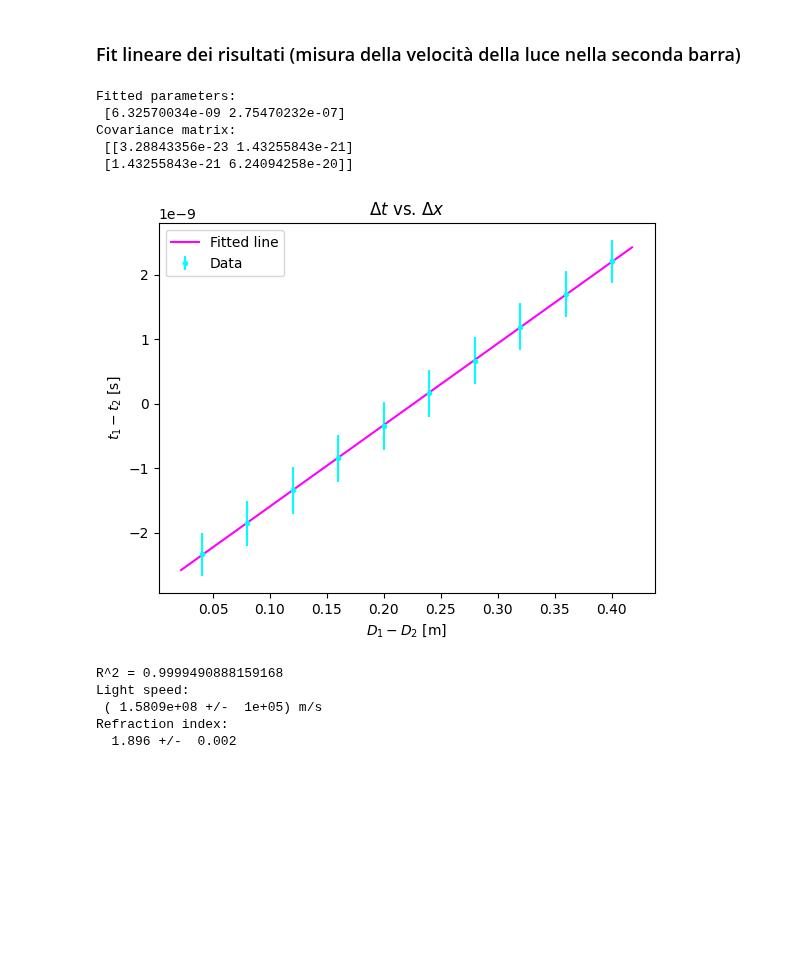
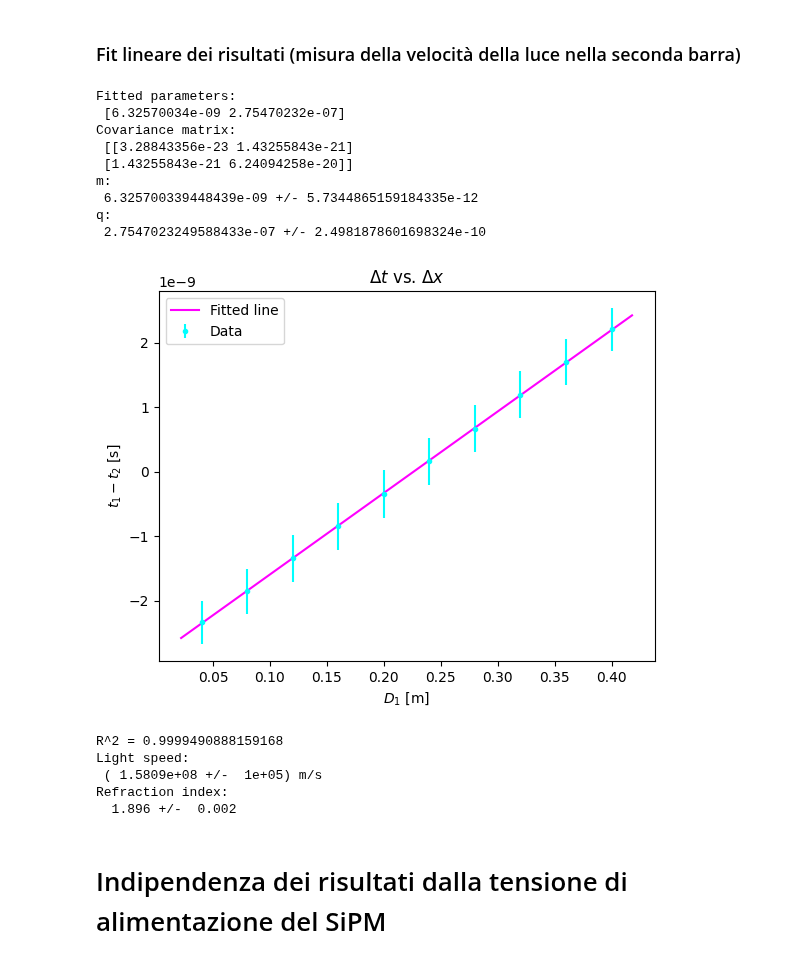
Before and after one commit to francescouni0/FisMedLab, a Jupyter notebook: Plastici/Scintillatori.ipynb, the cells around one changed output. Drawn from its saved outputs; the diff is of its cells as text; code cells hidden in the pictures; blank space fills up the shorter version.

```diff
--- a/Plastici/Scintillatori.ipynb
+++ b/Plastici/Scintillatori.ipynb
@@ -1375,10 +1381,12 @@ popt, pcov = curve_fit(linear, x, y,sigma=ds,absolute_sigma=True)
 # Print fitted parameters and covariance matrix
 print("Fitted parameters:\n", popt)
 print("Covariance matrix:\n", pcov)
+print(f"m:\n {popt[0]} +/- {np.sqrt(pcov[0,0])}")
+print(f"q:\n {popt[1]} +/- {np.sqrt(pcov[1,1])}")
 
 # Plot scatter plot and fitted line
 plt.errorbar(x, y,yerr=np.absolute(s), fmt='.',color='cyan', label="Data")
-plt.xlabel("$D_1 - D_2$ [m]")
+plt.xlabel("$D_1$ [m]")
 plt.ylabel("$t_1 - t_2$ [s]")
 plt.title("$\Delta t$ vs. $\Delta x$")
 
@@ -1394,36 +1402,42 @@ ss_tot = np.sum((T-np.mean(T))**2)
 r_squared = 1 - (ss_res / ss_tot)
 print('R^2 =',r_squared)
 
 '''
 speed=[]
 
 for i in range(9):
     speed=np.append(speed,np.absolute((D[9-i]/(T[i]-T[9-i]))*1e-2))
 
 speed_mean=np.mean(speed)
 
 
 n=(2.99792458e+08)/speed_mean
 print(speed_mean,'[m/s]')
 print(n)
 '''
 
 speed = (1/popt[0])
 err_speed = np.abs(np.sqrt(pcov[0,0])/(popt[0])**2)
 n = (2.99792458e+08)/speed
 err_n = np.abs(err_speed/(speed)**2)*(2.99792458e+08)
 
 print(f'Light speed:\n ({speed: .4e} +/- {err_speed: .0e}) m/s')
 print(f'Refraction index:\n {n: .3f} +/- {err_n: .3f}')
 # %% [output]
 Fitted parameters:
  [6.32570034e-09 2.75470232e-07]
 Covariance matrix:
  [[3.28843356e-23 1.43255843e-21]
  [1.43255843e-21 6.24094258e-20]]
+m:
+ 6.325700339448439e-09 +/- 5.7344865159184335e-12
+q:
+ 2.7547023249588433e-07 +/- 2.4981878601698324e-10
-[figure, old version]
+[figure, new version]
 R^2 = 0.9999490888159168
 Light speed:
  ( 1.5809e+08 +/-  1e+05) m/s
 Refraction index:
   1.896 +/-  0.002
+# %% [markdown]
+# Indipendenza dei risultati dalla tensione di alimentazione del SiPM
```
Also changed, not shown: parts of 2 cells of this notebook.
